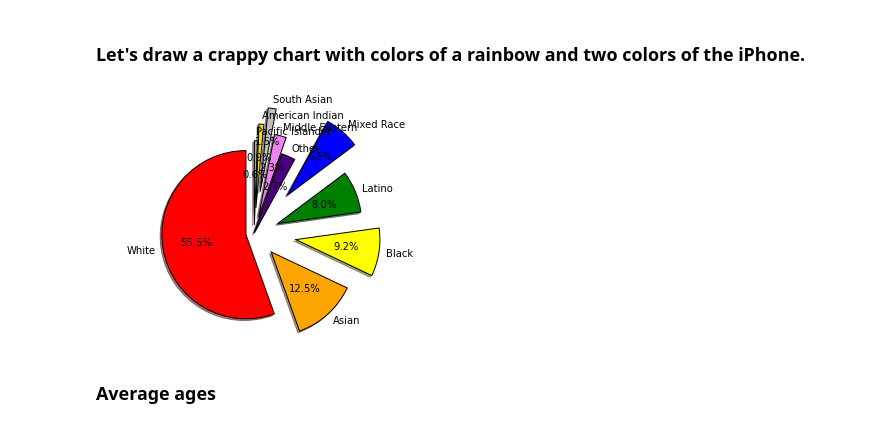
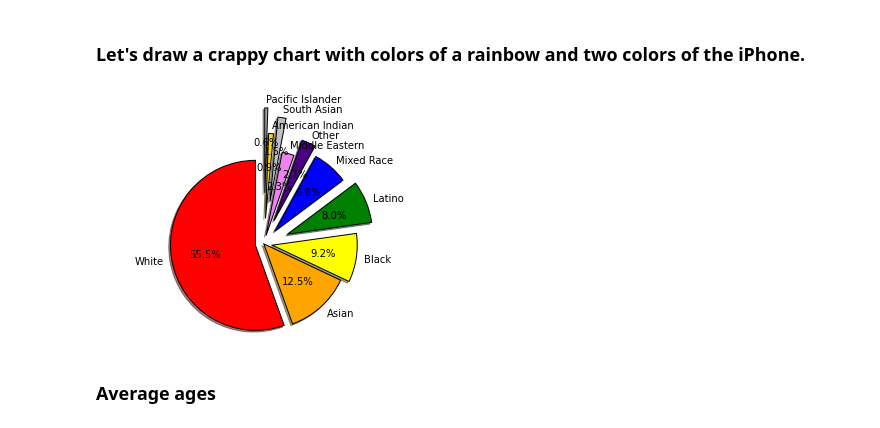
Before and after one commit to c0ns0le/ipython-notebooks, a Jupyter notebook: pydata/realjock.ipynb, the cells around one changed output. Drawn from its saved outputs; the diff is of its cells as text; code cells hidden in the pictures.

```diff
--- a/pydata/realjock.ipynb
+++ b/pydata/realjock.ipynb
@@ -51,21 +51,21 @@ Now, most of the users on the site are White, which is not very surprising. The
 # %%
 labels = [item['_id'] for item in sorted(users, key=lambda x: x['number'], reverse=True)]
 sizes = [item['number'] for item in sorted(users, key=lambda x: x['number'], reverse=True)]
 
 # let's use the colors of a rainbow plus Apple's silver, gold and space gray.
 colors = ['red', 'orange', 'yellow', 'green', 'blue', 'indigo', 'violet', 'silver', 'gold', '#a5adb0']
 
-explode = (0.1, 0.3, 0.5, 0.3, 0.6, 0, 0.2, 0.5, 0.3, 0.1)
+explode = (0.1, 0, 0.1, 0.3, 0.2, 0.3, 0.1, 0.5, 0.3, 0.6)
 
 plt.pie(sizes,labels=labels,
         autopct='%1.1f%%', explode=explode, colors=colors, shadow=True, startangle=90)
 
 # Set aspect ratio to be equal so that pie is drawn as a circle.
 plt.axis('equal')
 
 plt.show()
 # %% [output]
-[figure, old version]
+[figure, new version]
 # %% [markdown]
 ### Average ages
 # %% [markdown]
```
Also changed, not shown: parts of 2 cells of this notebook.
